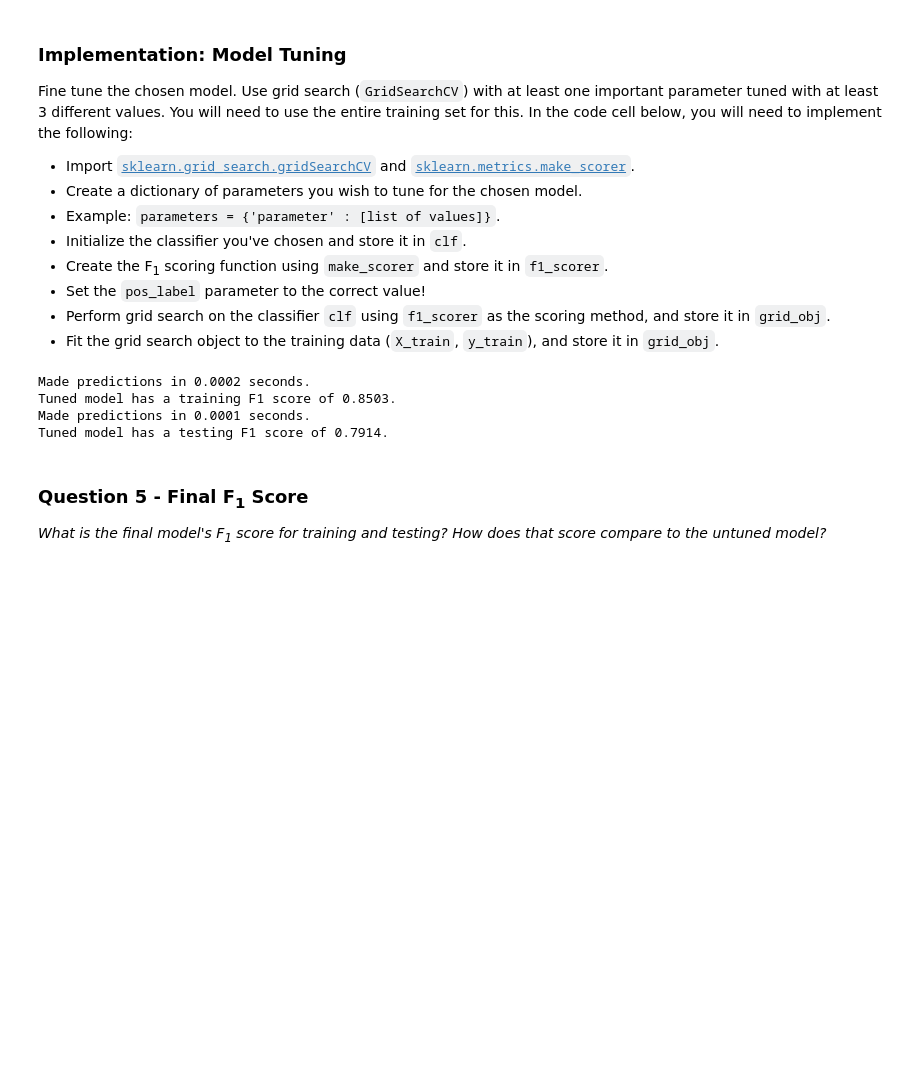
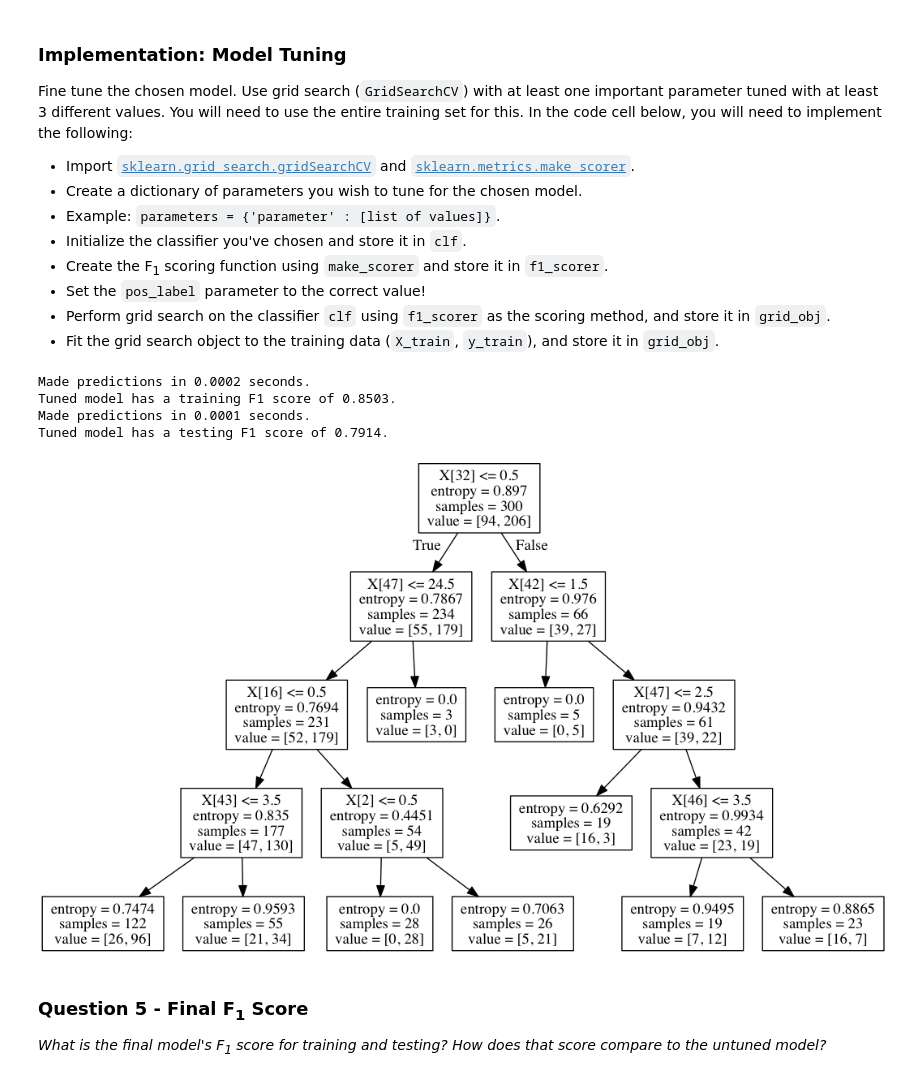
Before and after one commit to kuanliang/student_intervention, a Jupyter notebook: student_intervention.ipynb, the cells around one changed output. Saved outputs shown, nothing was run; the diff lists cells and outputs as text; code cells hidden in the pictures; blank space fills up the shorter version.

```diff
--- a/student_intervention.ipynb
+++ b/student_intervention.ipynb
@@ -539,6 +547,13 @@ Made predictions in 0.0002 seconds.
 Tuned model has a training F1 score of 0.8503.
 Made predictions in 0.0001 seconds.
 Tuned model has a testing F1 score of 0.7914.
+# %%
+from IPython.display import Image
+tree.export_graphviz(clf, out_file='tree.dot')
+!dot -Tpng tree.dot -o tree.png
+Image(filename='tree.png')
+# %% [output]
+[figure, added]
 # %% [markdown]
 ### Question 5 - Final F<sub>1</sub> Score
 *What is the final model's F<sub>1</sub> score for training and testing? How does that score compare to the untuned model?*
```
Also changed, not shown: parts of 3 cells of this notebook, 2 other files.
